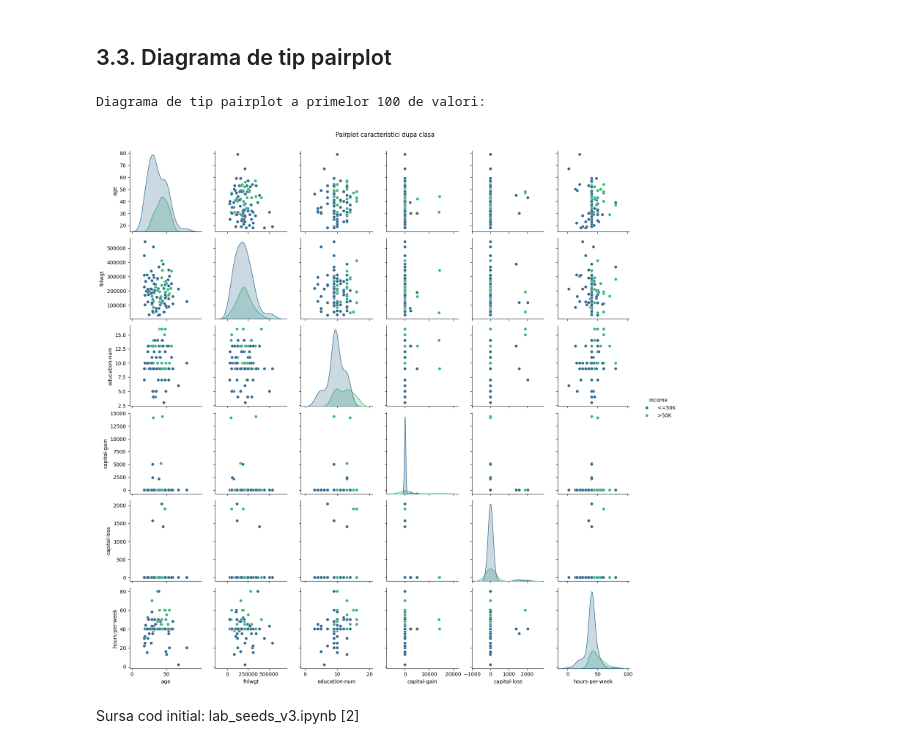
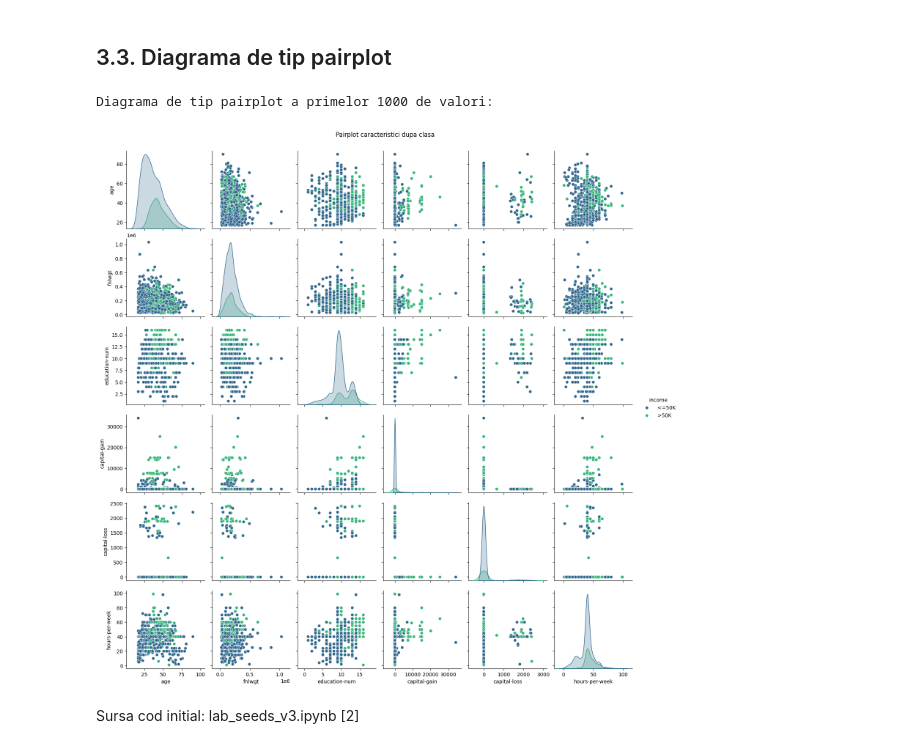
Before and after one commit to alex-olar-2/tehinva-project, a Jupyter notebook: olar_alex_tema_b_income_classification.ipynb, the cells around one changed output. Cells and saved outputs as stored; diff of their text form; code cells hidden in the pictures.

```diff
--- a/olar_alex_tema_b_income_classification.ipynb
+++ b/olar_alex_tema_b_income_classification.ipynb
@@ -261,13 +263,13 @@ Sursa cod initial: lab_seeds_v3.ipynb [2]
 # %% [markdown]
 ## 3.3. Diagrama de tip pairplot
 # %%
-print('\nDiagrama de tip pairplot a primelor 100 de valori:\n')
-sns.pairplot(data_frame[:100], hue='income', palette='viridis')
+print('\nDiagrama de tip pairplot a primelor 1000 de valori:\n')
+sns.pairplot(data_frame[:1000], hue='income', palette='viridis')
 plt.suptitle('Pairplot caracteristici dupa clasa', y=1.02)
 plt.show()
 # %% [output]
-Diagrama de tip pairplot a primelor 100 de valori:
+Diagrama de tip pairplot a primelor 1000 de valori:
-[figure, old version]
+[figure, new version]
 # %% [markdown]
 Sursa cod initial: lab_seeds_v3.ipynb [2]
 # %% [markdown]
```
Also changed, not shown: parts of 17 cells of this notebook.
